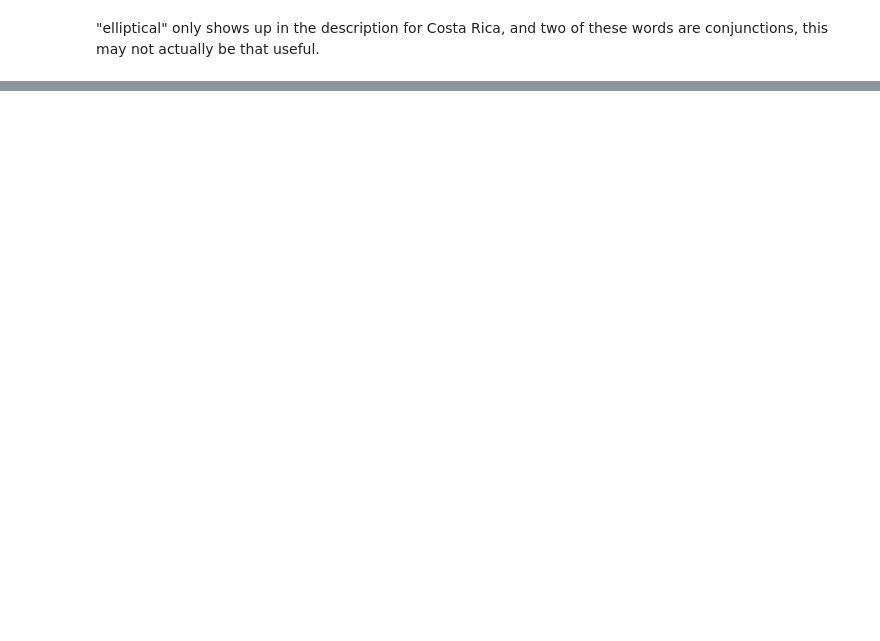
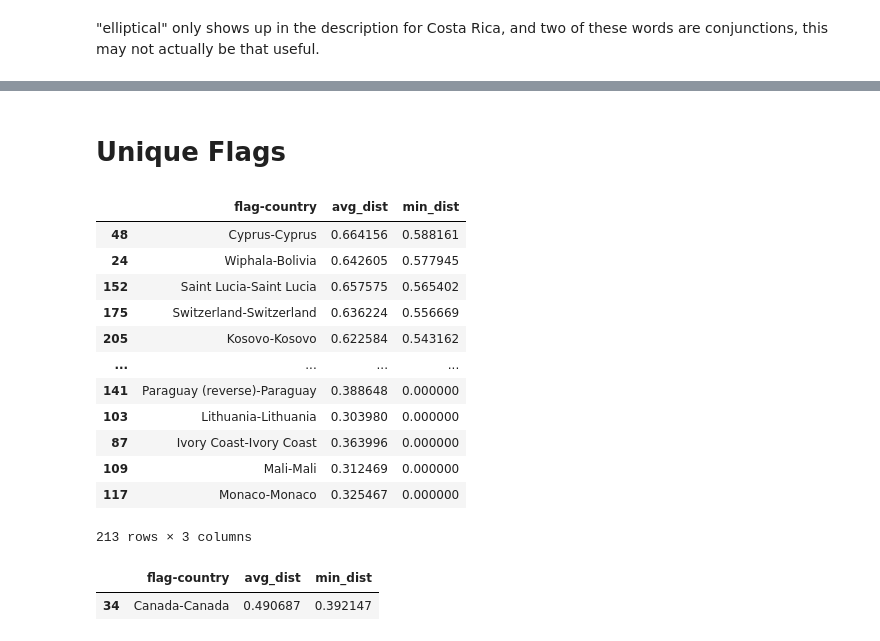
Before and after one commit to JEElsner/flag-analysis, a Jupyter notebook: flag-analysis/data_analysis.ipynb, the cells around one changed output, grey strips where cells are left out. Drawn from its saved outputs; the diff is of its cells as text; code cells hidden in the pictures; blank space fills up the shorter version.

```diff
--- a/flag-analysis/data_analysis.ipynb
+++ b/flag-analysis/data_analysis.ipynb
@@ -196,0 +242,10 @@ KeyboardInterrupt:
+# %%
+best_gmm = make_pipeline(
+    PCA(n_components=2),
+    GaussianMixture(n_components=5),
+    memory=gmm_cache
+)
+
+best_gmm.fit(X)
+
+metrics.silhouette_score(X, best_gmm.predict(X), metric='euclidean')
@@ -196,0 +400,37 @@ KeyboardInterrupt:
+# %% [markdown]
+# Unique Flags
+# %%
+from  scipy.spatial.distance import cdist
+
+pca138 = PCA(138).fit(X)
+reduced = pca138.transform(X)
+
+distances = cdist(reduced, reduced, metric='euclidean')
+
+no_self_dist = distances.copy()
+no_self_dist[np.diag_indices(distances.shape[0])] = np.inf
+
+dist_table = pd.DataFrame(data={'flag-country': Y,
+                                'avg_dist': np.mean(distances, axis=1),
+                                'min_dist': np.min(no_self_dist, axis=1)},)
+dist_table.sort_values(by='min_dist', inplace=True, ascending=False)
+dist_table
+# %% [output]
+|  | flag-country | avg_dist | min_dist |
+| 48 | Cyprus-Cyprus | 0.664156 | 0.588161 |
+| 24 | Wiphala-Bolivia | 0.642605 | 0.577945 |
+| 152 | Saint Lucia-Saint Lucia | 0.657575 | 0.565402 |
+| 175 | Switzerland-Switzerland | 0.636224 | 0.556669 |
+| 205 | Kosovo-Kosovo | 0.622584 | 0.543162 |
+| ... | ... | ... | ... |
+| 141 | Paraguay (reverse)-Paraguay | 0.388648 | 0.000000 |
+| 103 | Lithuania-Lithuania | 0.303980 | 0.000000 |
+| 87 | Ivory Coast-Ivory Coast | 0.363996 | 0.000000 |
+| 109 | Mali-Mali | 0.312469 | 0.000000 |
+| 117 | Monaco-Monaco | 0.325467 | 0.000000 |
+213 rows × 3 columns
+# %%
+dist_table[dist_table['flag-country'] == 'Canada-Canada']
+# %% [output]
+|  | flag-country | avg_dist | min_dist |
+| 34 | Canada-Canada | 0.490687 | 0.392147 |
```
Also changed, not shown: parts of 24 cells of this notebook, 12 other files.
